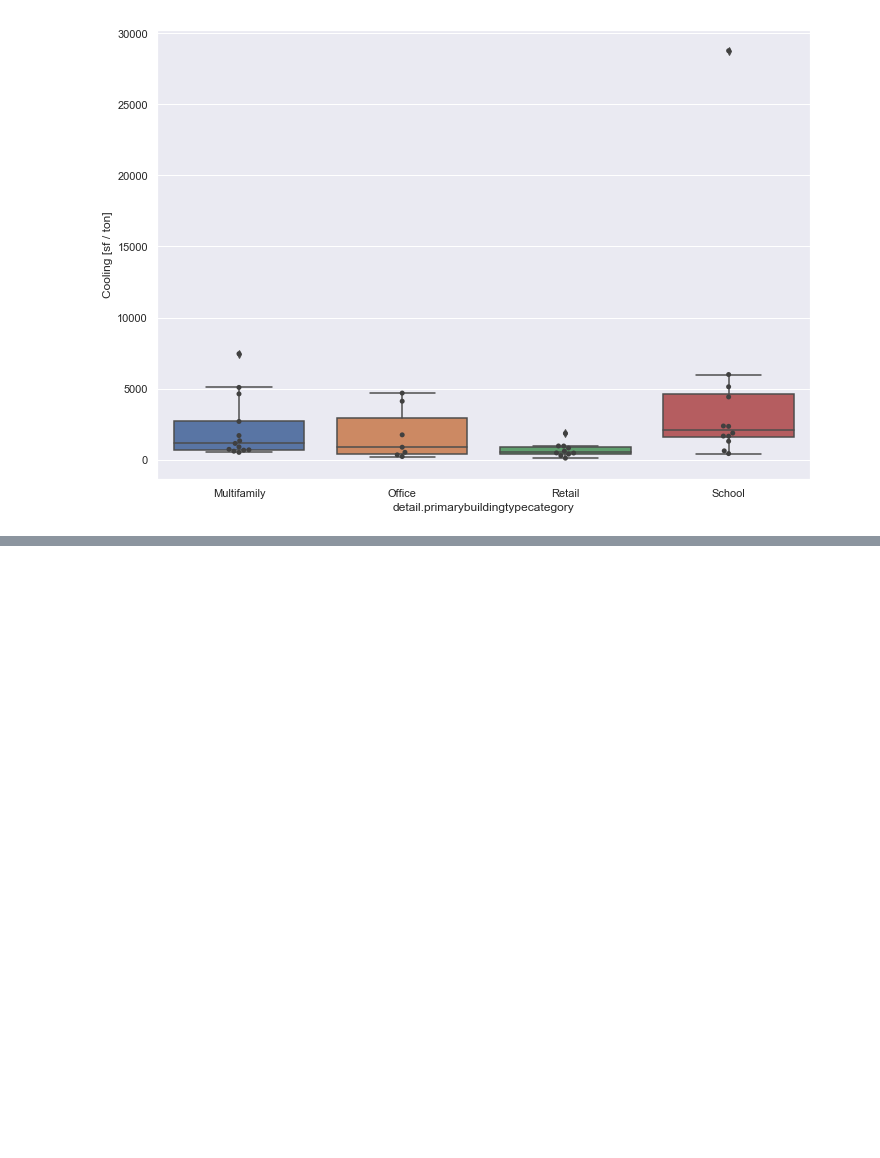
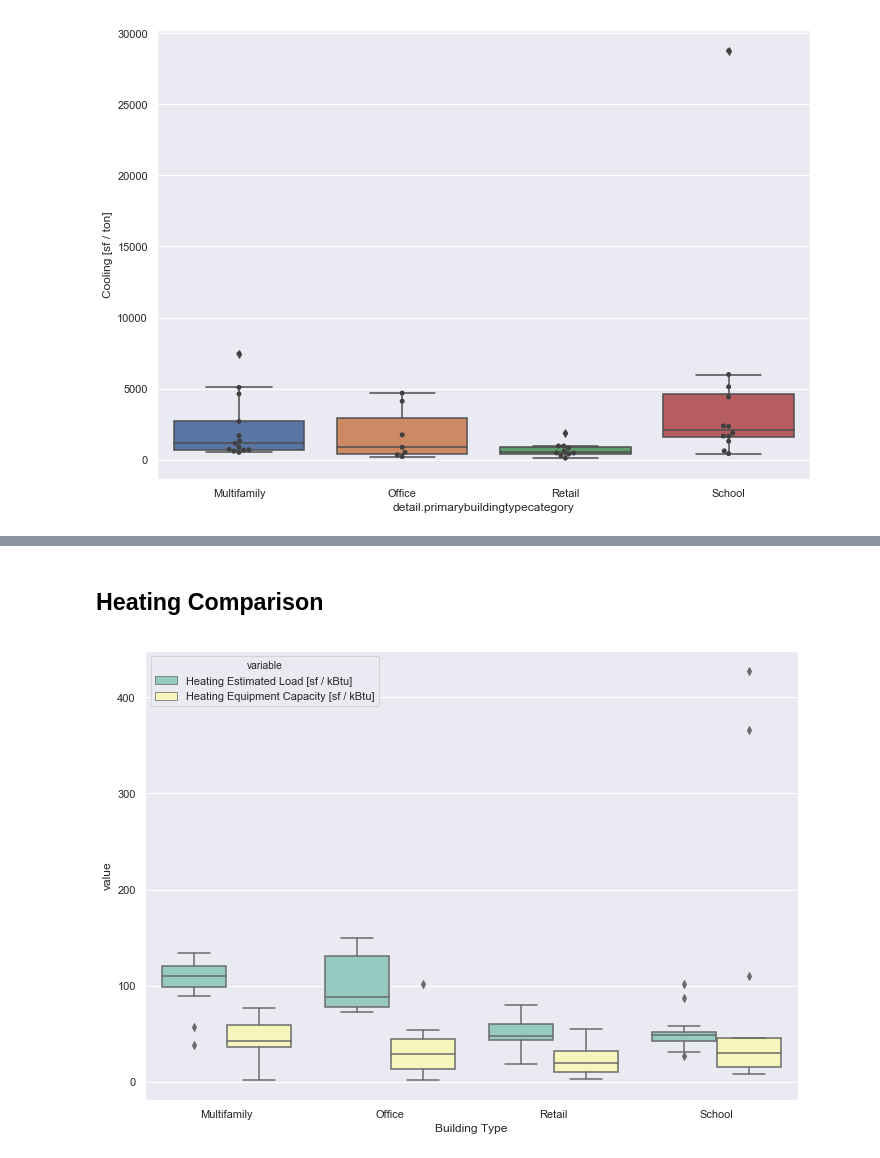
Before and after one commit to sspiel4/OCCE_HVAC_Comparison, a Jupyter notebook: OCCE HVAC Load vs Capacity Notebook.ipynb, the cells around one changed output, grey strips where cells are left out. Cells and saved outputs as stored; diff of their text form; code cells hidden in the pictures; blank space fills up the shorter version.

```diff
--- a/OCCE HVAC Load vs Capacity Notebook.ipynb
+++ b/OCCE HVAC Load vs Capacity Notebook.ipynb
@@ -581,0 +494,39 @@ ax = sns.boxplot(x="detail.primarybuildingtypecategory", y='Cooling [sf / ton]',
+# %%
+df = pd.DataFrame()
+# %%
+## General Data
+df['siteid'] = CAPACITIES['siteid']
+df['Building Area [sf]'] = CAPACITIES['EstAreaSF']
+df['Building Type'] = CAPACITIES['detail.primarybuildingtypecategory']
+
+## Load Data
+cool = []
+heat = []
+
+for i in range(0, len(df)):
+    cool.append(1/((1 / ENV_GAIN['Cooling [sf / ton]'][i]) +
+                (1 / OA_LOADS['OA Cooling [sf / ton]'][df['siteid'][i]])))
+
+    heat.append(1/((1 / ENV_LOSS['Heating [sf / kBtu]'][i]) +
+                (1 / OA_LOADS['OA Heating [sf / kBtu]'][df['siteid'][i]])))
+
+
+
+
+df['Cooling Estimated Load [sf / ton]'] = cool
+df['Heating Estimated Load [sf / kBtu]'] = heat
+
+#Equipment Capacity Data
+df['Cooling Equipment Capacity [sf / ton]'] = CAPACITIES['Cooling [sf / ton]']
+df['Heating Equipment Capacity [sf / kBtu]'] = CAPACITIES['Heating [sf / kBtu]']
+
+#df.head()
+# %%
+df_long_heating = pd.melt(df, id_vars=["Building Type"],
+                          value_vars=["Heating Estimated Load [sf / kBtu]",
+                                      "Heating Equipment Capacity [sf / kBtu]"])
+
+df_cool = df.drop([6])
+df_long_cooling = pd.melt(df_cool, id_vars=["Building Type"],
+                          value_vars=["Cooling Estimated Load [sf / ton]",
+                                      "Cooling Equipment Capacity [sf / ton]"])
@@ -581,0 +537,6 @@ ax = sns.boxplot(x="detail.primarybuildingtypecategory", y='Cooling [sf / ton]',
+# %% [markdown]
+## Heating Comparison
+# %%
+ax = sns.boxplot(x="Building Type", y="value", hue="variable", data=df_long_heating, palette="Set3")
+# %% [output]
+[figure, added]
```
Also changed, not shown: parts of 22 cells of this notebook, 3 other files.
